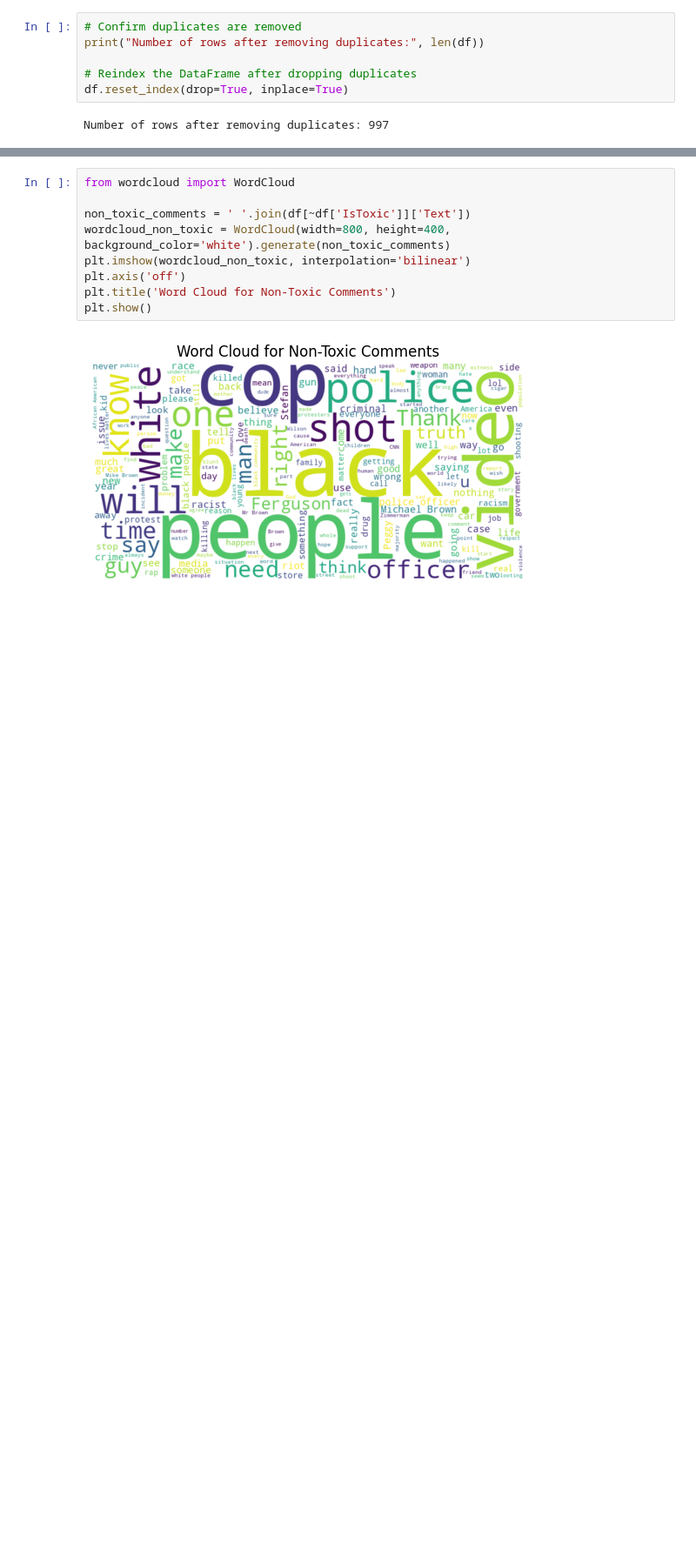
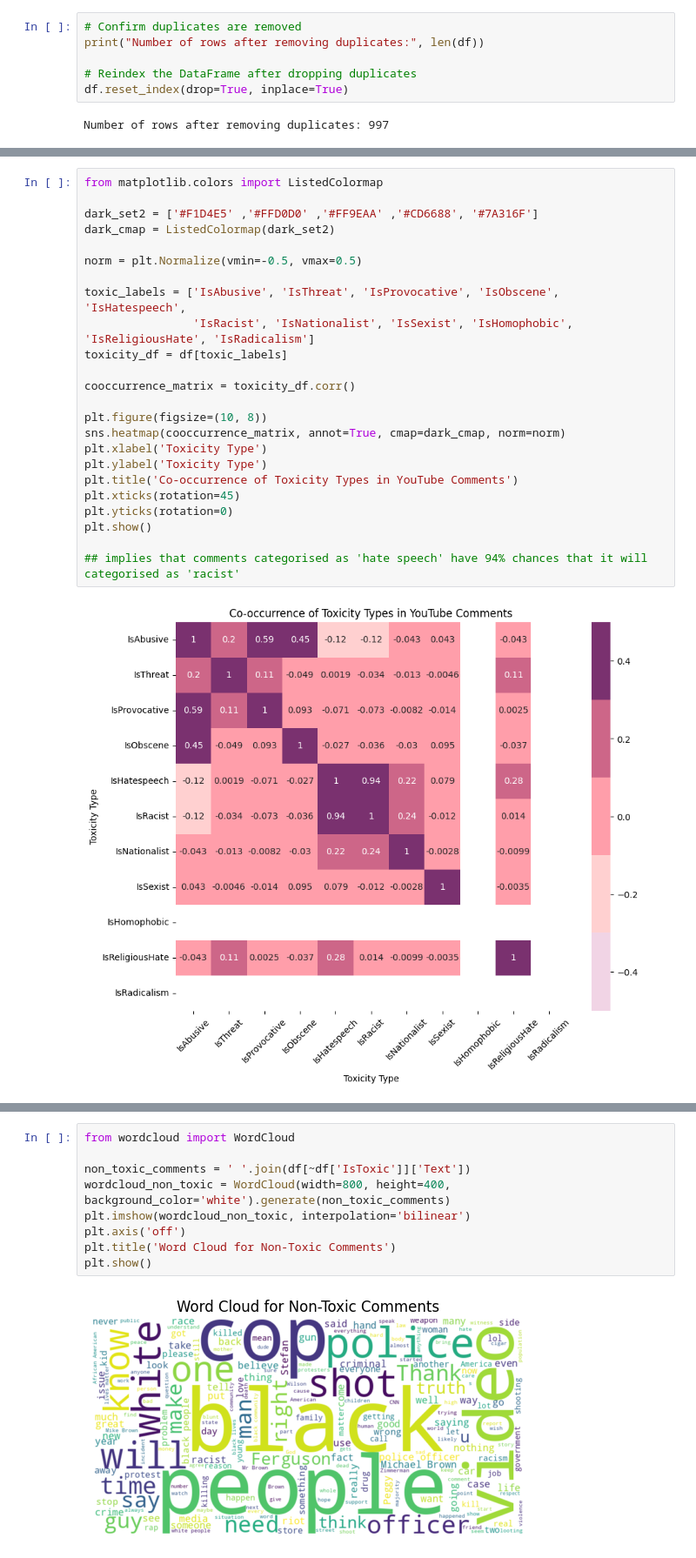
Before and after one commit to Parishri07/Youtube-toxic-comments-classification, a Jupyter notebook: YouTube_toxic_comment.ipynb, the cells around one changed output, grey strips where cells are left out. Shown: that part at 87% size. Saved outputs shown, nothing was run; the diff lists cells and outputs as text; blank space fills up the shorter version.

```diff
--- a/YouTube_toxic_comment.ipynb
+++ b/YouTube_toxic_comment.ipynb
@@ -202,0 +199,26 @@ Number of rows after removing duplicates: 997
+# %%
+from matplotlib.colors import ListedColormap
+
+dark_set2 = ['#F1D4E5' ,'#FFD0D0' ,'#FF9EAA' ,'#CD6688', '#7A316F']
+dark_cmap = ListedColormap(dark_set2)
+
+norm = plt.Normalize(vmin=-0.5, vmax=0.5)
+
+toxic_labels = ['IsAbusive', 'IsThreat', 'IsProvocative', 'IsObscene', 'IsHatespeech',
+                'IsRacist', 'IsNationalist', 'IsSexist', 'IsHomophobic', 'IsReligiousHate', 'IsRadicalism']
+toxicity_df = df[toxic_labels]
+
+cooccurrence_matrix = toxicity_df.corr()
+
+plt.figure(figsize=(10, 8))
+sns.heatmap(cooccurrence_matrix, annot=True, cmap=dark_cmap, norm=norm)
+plt.xlabel('Toxicity Type')
+plt.ylabel('Toxicity Type')
+plt.title('Co-occurrence of Toxicity Types in YouTube Comments')
+plt.xticks(rotation=45)
+plt.yticks(rotation=0)
+plt.show()
+
+## implies that comments categorised as 'hate speech' have 94% chances that it will categorised as 'racist'
+# %% [output]
+[figure, added]
```
Also changed, not shown: parts of 35 cells of this notebook.
